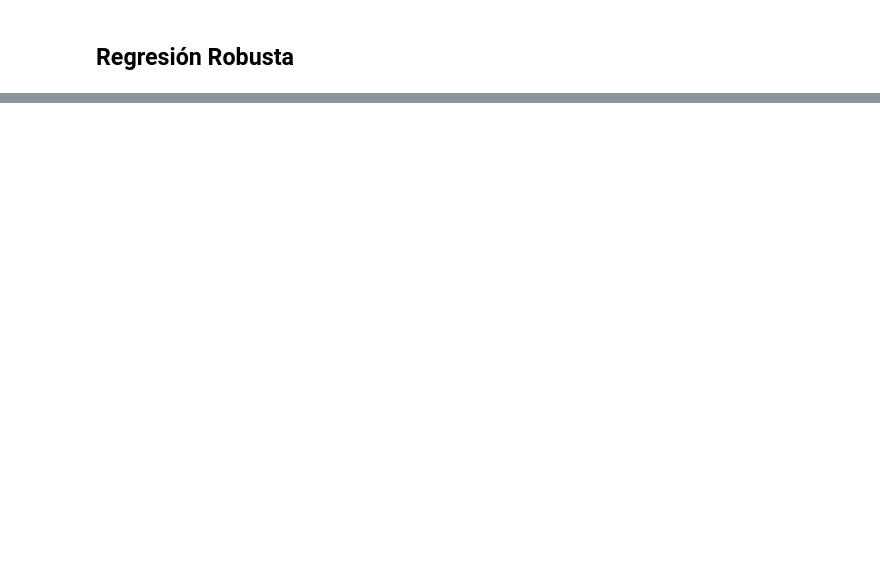
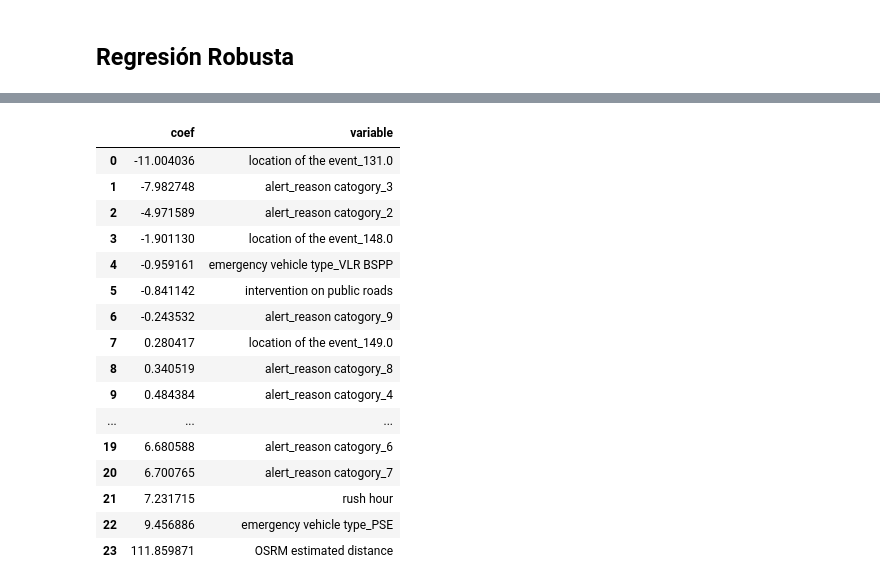
Before and after one commit to AnIsAsPe/Regresion-Robusta-para-estimar-tiempo-de-respuesta-de-un-servicio-de-emergencia, a Jupyter notebook: 1_Response_time_Paris_Fire_Brigade.ipynb, the cells around one changed output, grey strips where cells are left out. Drawn from its saved outputs; the diff is of its cells as text; code cells hidden in the pictures; blank space fills up the shorter version.

```diff
--- a/1_Response_time_Paris_Fire_Brigade.ipynb
+++ b/1_Response_time_Paris_Fire_Brigade.ipynb
@@ -745,0 +914,36 @@ coeficientes_hr.sort_values('coef').reset_index(drop=True)
+# %%
+X_estandarizados=X.copy()
+columnas = X.columns
+
+scaler = StandardScaler()
+
+X_estandarizados[columnas] = scaler.fit_transform(X[columnas])
+# %%
+
+X_train, X_test, Z_train, Z_test = train_test_split(X_estandarizados, Z, test_size=0.3,
+                                                    shuffle=True, random_state=261)
+# %%
+hr_st = HuberRegressor( epsilon=1.35,   max_iter=1000,  alpha=0,  warm_start=False,
+                    fit_intercept=True, tol=1e-05)
+hr_st = hr.fit(X_train, Z_train)
+# %%
+coeficientes_hr_st = pd.DataFrame({'coef':hr_st.coef_, 'variable':list(columnas)})
+coeficientes_hr_st.sort_values('coef').reset_index(drop=True)
+# %% [output]
+|  | coef | variable |
+| 0 | -11.004036 | location of the event_131.0 |
+| 1 | -7.982748 | alert_reason catogory_3 |
+| 2 | -4.971589 | alert_reason catogory_2 |
+| 3 | -1.901130 | location of the event_148.0 |
+| 4 | -0.959161 | emergency vehicle type_VLR BSPP |
+| 5 | -0.841142 | intervention on public roads |
+| 6 | -0.243532 | alert_reason catogory_9 |
+| 7 | 0.280417 | location of the event_149.0 |
+| 8 | 0.340519 | alert_reason catogory_8 |
+| 9 | 0.484384 | alert_reason catogory_4 |
+| ... | ... | ... |
+| 19 | 6.680588 | alert_reason catogory_6 |
+| 20 | 6.700765 | alert_reason catogory_7 |
+| 21 | 7.231715 | rush hour |
+| 22 | 9.456886 | emergency vehicle type_PSE |
+| 23 | 111.859871 | OSRM estimated distance |
```
Also changed, not shown: parts of 44 cells of this notebook.
